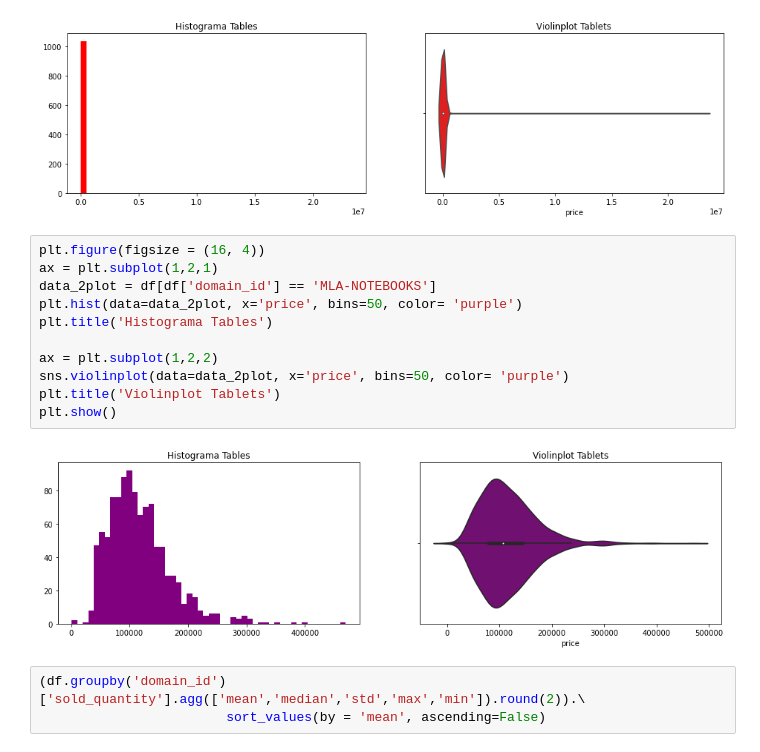
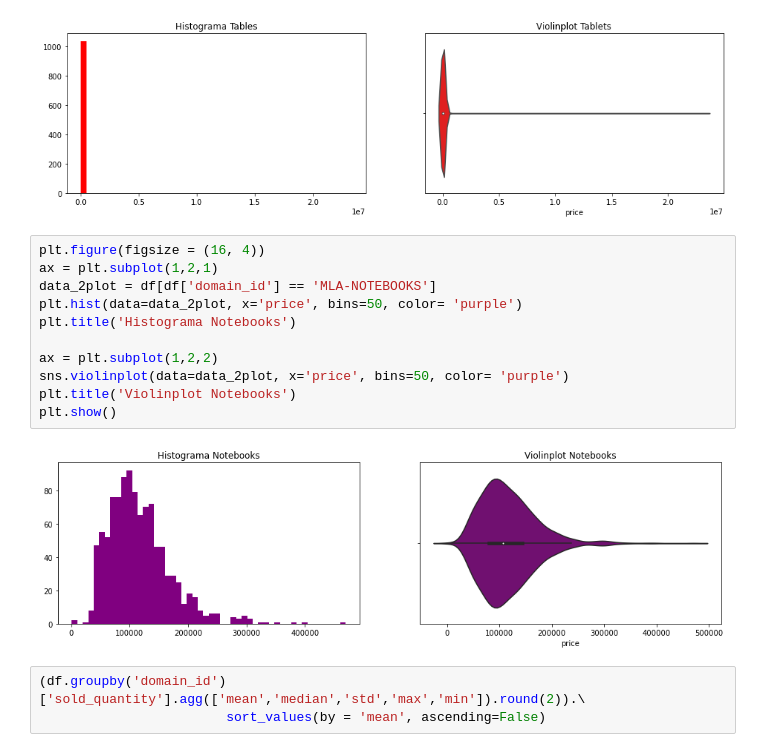
Before and after one commit to Mattzvl/EDA_API_ML, a Jupyter notebook: EDA_API_MELI.ipynb, the cells around one changed output. Drawn from its saved outputs; the diff is of its cells as text.

```diff
--- a/EDA_API_MELI.ipynb
+++ b/EDA_API_MELI.ipynb
@@ -426,16 +426,16 @@ plt.show()
 # %%
 plt.figure(figsize = (16, 4))
 ax = plt.subplot(1,2,1)
 data_2plot = df[df['domain_id'] == 'MLA-NOTEBOOKS']
 plt.hist(data=data_2plot, x='price', bins=50, color= 'purple')
-plt.title('Histograma Tables')
+plt.title('Histograma Notebooks')
 
 ax = plt.subplot(1,2,2)
 sns.violinplot(data=data_2plot, x='price', bins=50, color= 'purple')
-plt.title('Violinplot Tablets')
+plt.title('Violinplot Notebooks')
 plt.show()
 # %% [output]
-[figure, old version]
+[figure, new version]
 # %%
 (df.groupby('domain_id')['sold_quantity'].agg(['mean','median','std','max','min']).round(2)).\
                         sort_values(by = 'mean', ascending=False)
```
Also changed, not shown: 1 other file.
